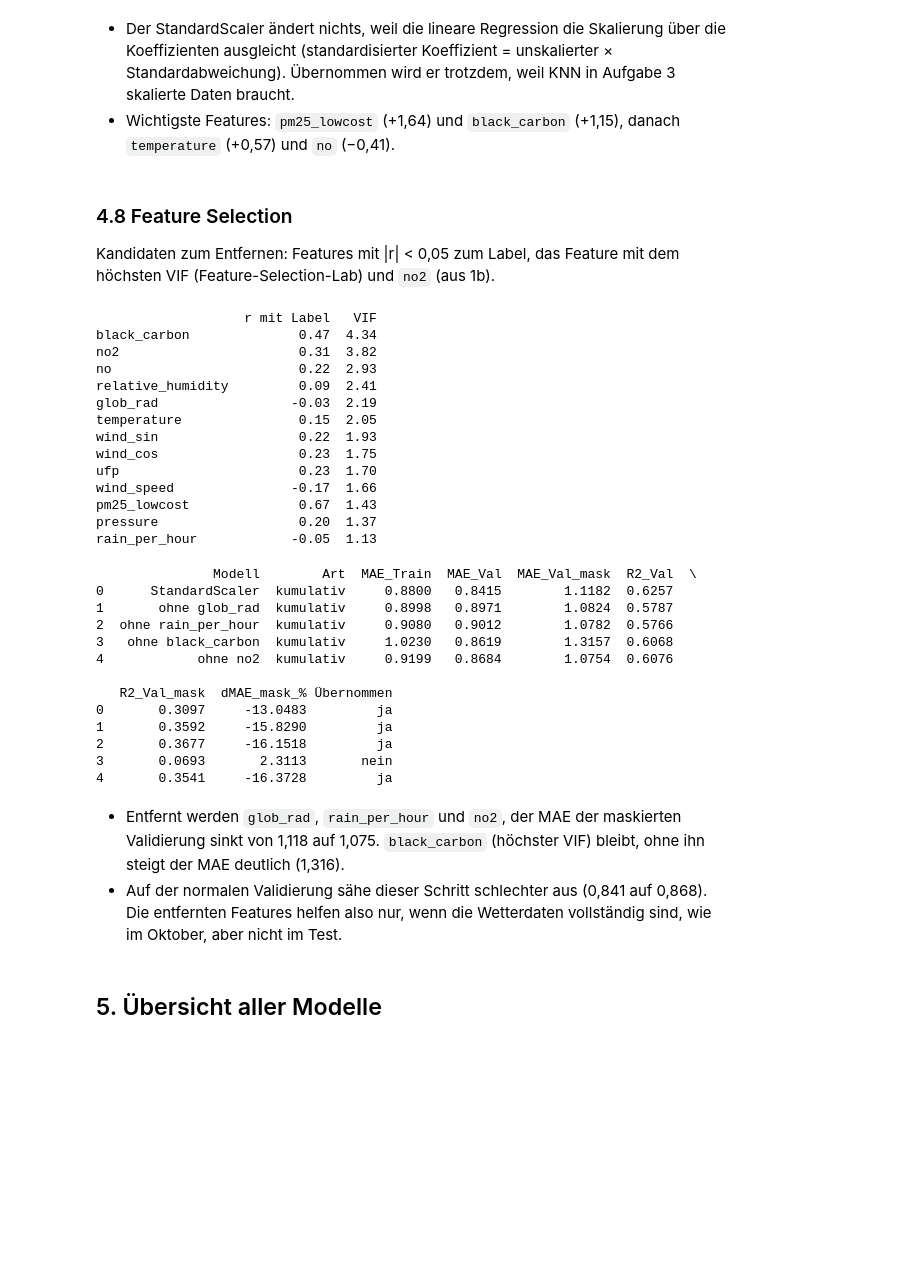
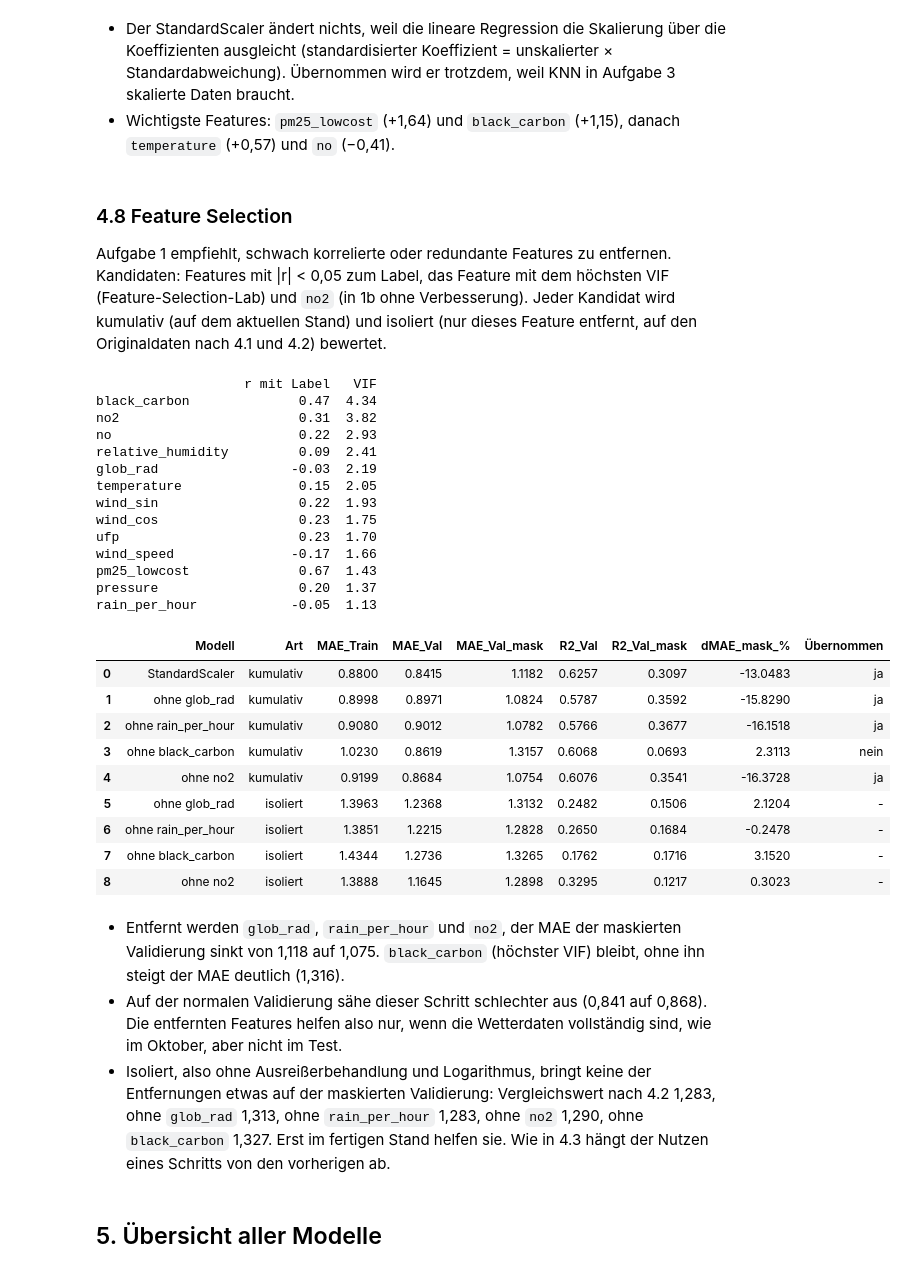
Before and after one commit to kevinvuong04/data-science-26-27, a Jupyter notebook: src/Notebooks/Aufgabe_2_Data_Preparation.ipynb, the cells around one changed output. Saved outputs shown, nothing was run; the diff lists cells and outputs as text; code cells hidden in the pictures; blank space fills up the shorter version.

```diff
--- a/src/Notebooks/Aufgabe_2_Data_Preparation.ipynb
+++ b/src/Notebooks/Aufgabe_2_Data_Preparation.ipynb
@@ -619,0 +608,33 @@ Test pm25_lowcost ersetzt %: 30.5
+# %%
+def gap_lengths(column):
+    # Länge jeder zusammenhängenden Lücke in Stunden (eine Zeile = eine Stunde)
+    lengths = []
+    current = 0
+    for missing in column.isnull():
+        if missing:
+            current = current + 1
+        elif current > 0:
+            lengths.append(current)
+            current = 0
+    if current > 0:
+        lengths.append(current)
+    return lengths
+
+
+def gap_summary(column):
+    lengths = gap_lengths(column)
+    if len(lengths) == 0:
+        return 0, 0.0
+    long_share = sum(l for l in lengths if l > 6) / sum(lengths) * 100
+    return max(lengths), long_share
+
+
+RAW_FEATURES = ["pm25_lowcost", "no", "no2", "o3", "co2", "black_carbon", "ufp", "temperature", "relative_humidity",
+                "pressure", "wind_speed", "wind_direction", "rain_vol", "glob_rad"]
+gap_table = pd.DataFrame(index=RAW_FEATURES)
+for name, data in [("Training", df.iloc[:split_index]), ("Val", valid), ("Val maskiert", valid_mask), ("Test", test)]:
+    summary = [gap_summary(data[col]) for col in RAW_FEATURES]
+    gap_table["längste Lücke " + name + " (h)"] = [s[0] for s in summary]
+    if name in ["Training", "Test"]:
+        gap_table["in Lücken > 6 h " + name + " %"] = [s[1] for s in summary]
+gap_table.round(1)
@@ -931,7 +949,7 @@ wind_cos                         0.1585
 - Wichtigste Features: `pm25_lowcost` (+1,64) und `black_carbon` (+1,15), danach `temperature` (+0,57) und `no` (−0,41).
 # %% [markdown]
 ### 4.8 Feature Selection
-Kandidaten zum Entfernen: Features mit |r| < 0,05 zum Label, das Feature mit dem höchsten VIF (Feature-Selection-Lab) und `no2` (aus 1b).
+Aufgabe 1 empfiehlt, schwach korrelierte oder redundante Features zu entfernen. Kandidaten: Features mit |r| < 0,05 zum Label, das Feature mit dem höchsten VIF (Feature-Selection-Lab) und `no2` (in 1b ohne Verbesserung). Jeder Kandidat wird kumulativ (auf dem aktuellen Stand) und isoliert (nur dieses Feature entfernt, auf den Originaldaten nach 4.1 und 4.2) bewertet.
 # %%
 def calc_vif(df):
     vif = pd.DataFrame()
@@ -947,50 +965,51 @@ print(pd.DataFrame({"r mit Label": corr_with_label, "VIF": vif_table["VIF Factor
 
 candidates = []
 for col in list(corr_with_label[corr_with_label.abs() < 0.05].index) + [vif_table["VIF Factor"].sort_values().index[-1], "no2"]:
     if col not in candidates and col in features:
         candidates.append(col)
 before = current
-rows = []
+base_iso = path_data[2]        # Originaldaten nach 4.1 und 4.2 (wie bei den isolierten Teilen von 4.3)
+rows, rows_iso = [], []
 for col in candidates:
     data_new = run_step(drop_columns, cur, [col])
     row = evaluate("ohne " + col, "kumulativ", col + " entfernt", data_new)
     rows.append(row)
+    if col in base_iso[0].columns:
+        rows_iso.append(evaluate("ohne " + col, "isoliert", "nur " + col + " entfernt", run_step(drop_columns, base_iso, [col])))
     if improves(row):
         take_over(row, data_new, "MAE (maskiert) sinkt")
     else:
         adopt(row, "nein", "MAE (maskiert) steigt")
 check_integrity(cur)
-show([before] + rows)
+show([before] + rows + rows_iso)
 # %% [output]
                    r mit Label   VIF
 black_carbon              0.47  4.34
 no2                       0.31  3.82
 no                        0.22  2.93
 relative_humidity         0.09  2.41
 glob_rad                 -0.03  2.19
 temperature               0.15  2.05
 wind_sin                  0.22  1.93
 wind_cos                  0.23  1.75
 ufp                       0.23  1.70
 wind_speed               -0.17  1.66
 pm25_lowcost              0.67  1.43
 pressure                  0.20  1.37
 rain_per_hour            -0.05  1.13
-               Modell        Art  MAE_Train  MAE_Val  MAE_Val_mask  R2_Val  \
-0      StandardScaler  kumulativ     0.8800   0.8415        1.1182  0.6257
-1       ohne glob_rad  kumulativ     0.8998   0.8971        1.0824  0.5787
-2  ohne rain_per_hour  kumulativ     0.9080   0.9012        1.0782  0.5766
-3   ohne black_carbon  kumulativ     1.0230   0.8619        1.3157  0.6068
-4            ohne no2  kumulativ     0.9199   0.8684        1.0754  0.6076
-
-   R2_Val_mask  dMAE_mask_% Übernommen
-0       0.3097     -13.0483         ja
-1       0.3592     -15.8290         ja
-2       0.3677     -16.1518         ja
-3       0.0693       2.3113       nein
-4       0.3541     -16.3728         ja
+|  | Modell | Art | MAE_Train | MAE_Val | MAE_Val_mask | R2_Val | R2_Val_mask | dMAE_mask_% | Übernommen |
+| 0 | StandardScaler | kumulativ | 0.8800 | 0.8415 | 1.1182 | 0.6257 | 0.3097 | -13.0483 | ja |
+| 1 | ohne glob_rad | kumulativ | 0.8998 | 0.8971 | 1.0824 | 0.5787 | 0.3592 | -15.8290 | ja |
+| 2 | ohne rain_per_hour | kumulativ | 0.9080 | 0.9012 | 1.0782 | 0.5766 | 0.3677 | -16.1518 | ja |
+| 3 | ohne black_carbon | kumulativ | 1.0230 | 0.8619 | 1.3157 | 0.6068 | 0.0693 | 2.3113 | nein |
+| 4 | ohne no2 | kumulativ | 0.9199 | 0.8684 | 1.0754 | 0.6076 | 0.3541 | -16.3728 | ja |
+| 5 | ohne glob_rad | isoliert | 1.3963 | 1.2368 | 1.3132 | 0.2482 | 0.1506 | 2.1204 | - |
+| 6 | ohne rain_per_hour | isoliert | 1.3851 | 1.2215 | 1.2828 | 0.2650 | 0.1684 | -0.2478 | - |
+| 7 | ohne black_carbon | isoliert | 1.4344 | 1.2736 | 1.3265 | 0.1762 | 0.1716 | 3.1520 | - |
+| 8 | ohne no2 | isoliert | 1.3888 | 1.1645 | 1.2898 | 0.3295 | 0.1217 | 0.3023 | - |
 # %% [markdown]
 - Entfernt werden `glob_rad`, `rain_per_hour` und `no2`, der MAE der maskierten Validierung sinkt von 1,118 auf 1,075. `black_carbon` (höchster VIF) bleibt, ohne ihn steigt der MAE deutlich (1,316).
 - Auf der normalen Validierung sähe dieser Schritt schlechter aus (0,841 auf 0,868). Die entfernten Features helfen also nur, wenn die Wetterdaten vollständig sind, wie im Oktober, aber nicht im Test.
+- Isoliert, also ohne Ausreißerbehandlung und Logarithmus, bringt keine der Entfernungen etwas auf der maskierten Validierung: Vergleichswert nach 4.2 1,283, ohne `glob_rad` 1,313, ohne `rain_per_hour` 1,283, ohne `no2` 1,290, ohne `black_carbon` 1,327. Erst im fertigen Stand helfen sie. Wie in 4.3 hängt der Nutzen eines Schritts von den vorherigen ab.
 # %% [markdown]
 ## 5. Übersicht aller Modelle
```
Also changed, not shown: parts of 18 cells of this notebook, 2 other files.
